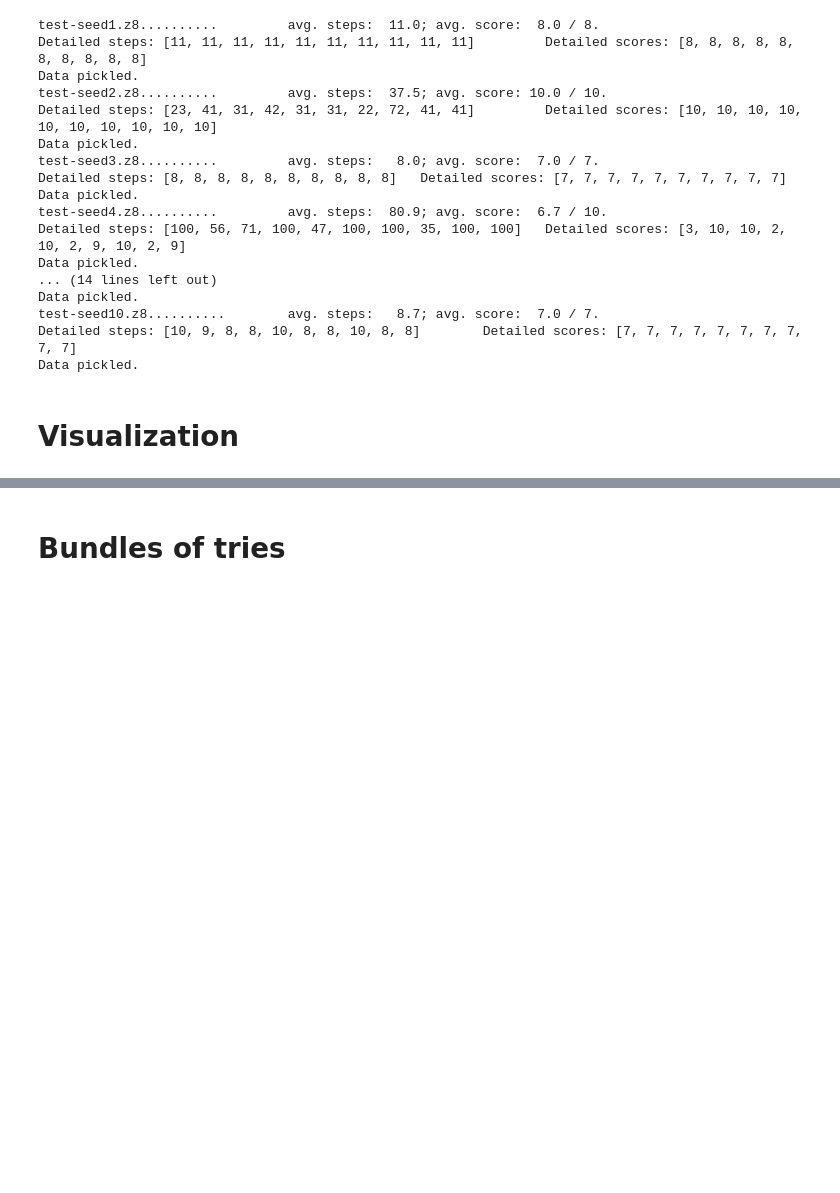
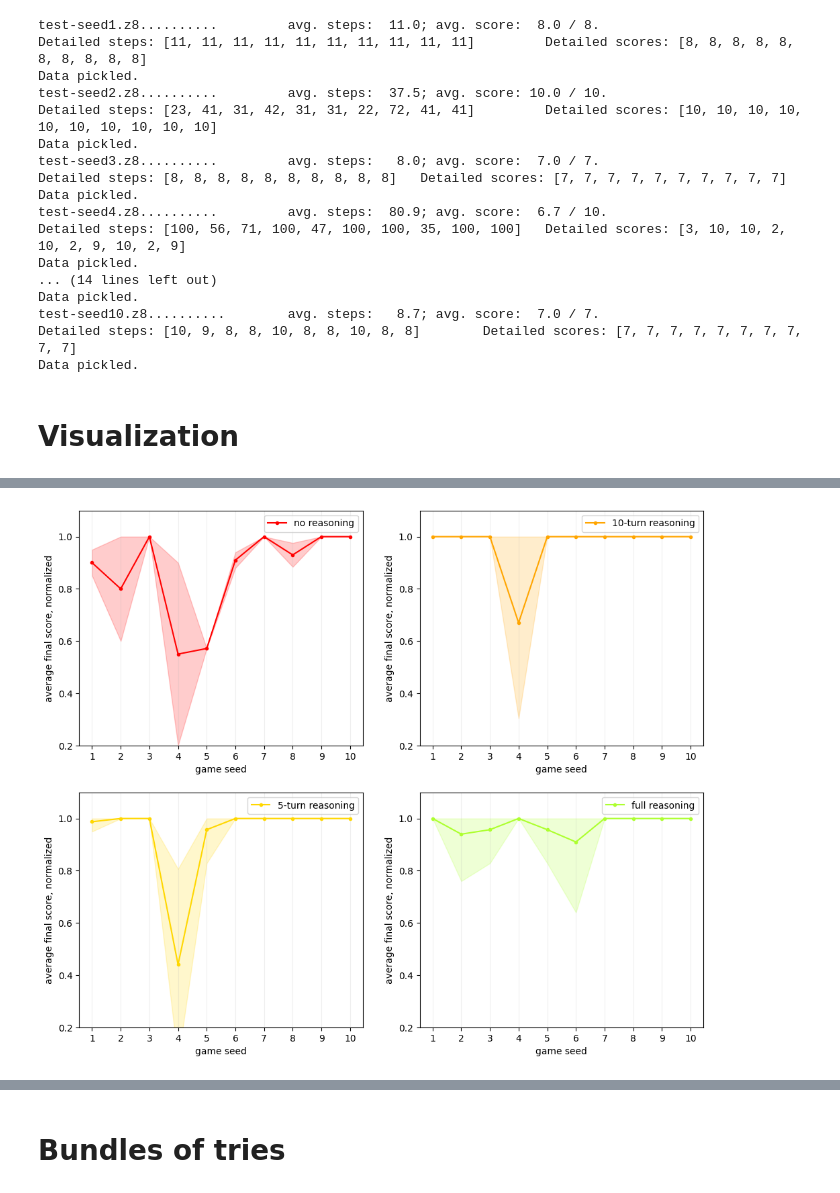
Before and after one commit to MizuGreg/LLMs-Play-Textual-Games, a Jupyter notebook: Code/Testing/Testing_2_XThink.ipynb, the cells around one changed output, grey strips where cells are left out. Drawn from its saved outputs; the diff is of its cells as text; code cells hidden in the pictures; blank space fills up the shorter version.

```diff
--- a/Code/Testing/Testing_2_XThink.ipynb
+++ b/Code/Testing/Testing_2_XThink.ipynb
@@ -568 +732,34 @@ plt.show()
+# %%
+x = list(seeds) # converting into a list just to be sure, maybe an iterator doesn't work here
+
+fig, ((ax1, ax2), (ax3, ax4))= plt.subplots(2, 2, figsize=(12,10))
+
+ax1.plot(x, avg_scores_nothink, label="no reasoning", marker=".", linestyle="-", color="red")
+ax2.plot(x, avg_scores_10think, label="10-turn reasoning", marker=".", linestyle="-", color="orange")
+ax3.plot(x, avg_scores_5think, label="5-turn reasoning", marker=".", linestyle="-", color="gold")
+ax4.plot(x, avg_scores_fullthink, label="full reasoning", marker=".", linestyle="-", color="greenyellow")
+
+ax1.fill_between(x, np.clip(np.array(avg_scores_nothink) + np.array(std_nothink), 0, 1), np.clip(np.array(avg_scores_nothink) - np.array(std_nothink), 0, 1), alpha=0.2, color="red")
+ax2.fill_between(x, np.clip(np.array(avg_scores_10think) + np.array(std_10think), 0, 1), np.clip(np.array(avg_scores_10think) - np.array(std_10think), 0, 1), alpha=0.2, color="orange")
+ax3.fill_between(x, np.clip(np.array(avg_scores_5think) + np.array(std_5think), 0, 1), np.clip(np.array(avg_scores_5think) - np.array(std_5think), 0, 1), alpha=0.2, color="gold")
+ax4.fill_between(x, np.clip(np.array(avg_scores_fullthink) + np.array(std_fullthink), 0, 1), np.clip(np.array(avg_scores_fullthink) - np.array(std_fullthink), 0, 1), alpha=0.2, color="greenyellow")
+
+gridlines = np.arange(x[0], x[-1]+1, 1)
+for ax in (ax1, ax2, ax3, ax4):
+
+    ax.set_xlabel('game seed')
+    ax.set_ylabel('average final score, normalized')
+
+    ax.set_xticks(gridlines)
+    ax.grid(axis="x", alpha=0.2)
+    ax.set_ylim(0.2, 1.1)
+
+    ax.legend()
+
+#fig.suptitle("Average final score on 10 different games")
+
+
+plt.show()
+# %% [output]
+[figure, added]
 # %%
```
Also changed, not shown: parts of 15 cells of this notebook, 10 other files.
